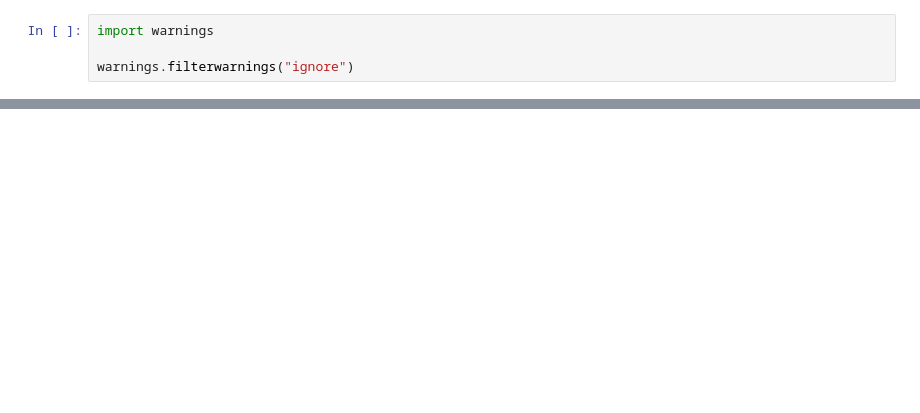
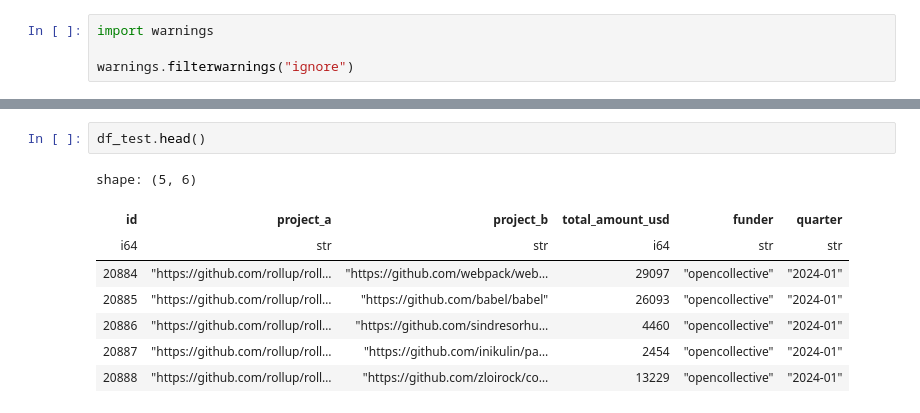
Before and after one commit to davidgasquez/predictive-funding-challenge, a Jupyter notebook: notebooks/pond.ipynb, the cells around one changed output, grey strips where cells are left out. Drawn from its saved outputs; the diff is of its cells as text; blank space fills up the shorter version.

```diff
--- a/notebooks/pond.ipynb
+++ b/notebooks/pond.ipynb
@@ -62,0 +21,11 @@ print(f"Nested CV Accuracy: {np.mean(nested_scores):.4f} ± {np.std(nested_score
+# %%
+df_test.head()
+# %% [output]
+shape: (5, 6)
+| id | project_a | project_b | total_amount_usd | funder | quarter |
+| i64 | str | str | i64 | str | str |
+| 20884 | "https://github.com/rollup/roll… | "https://github.com/webpack/web… | 29097 | "opencollective" | "2024-01" |
+| 20885 | "https://github.com/rollup/roll… | "https://github.com/babel/babel" | 26093 | "opencollective" | "2024-01" |
+| 20886 | "https://github.com/rollup/roll… | "https://github.com/sindresorhu… | 4460 | "opencollective" | "2024-01" |
+| 20887 | "https://github.com/rollup/roll… | "https://github.com/inikulin/pa… | 2454 | "opencollective" | "2024-01" |
+| 20888 | "https://github.com/rollup/roll… | "https://github.com/zloirock/co… | 13229 | "opencollective" | "2024-01" |
```
Also changed, not shown: parts of 8 cells of this notebook, 1 other file.
